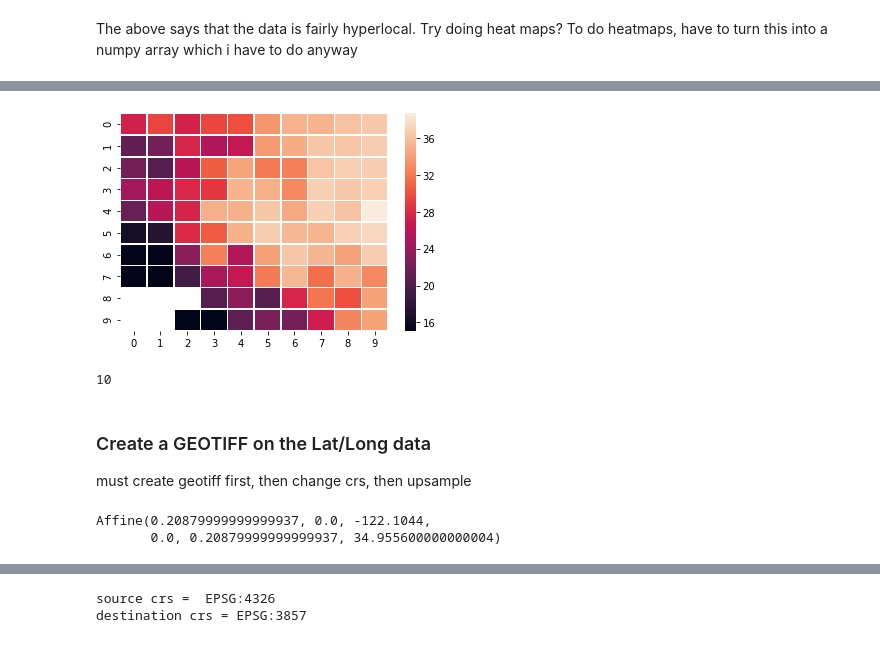
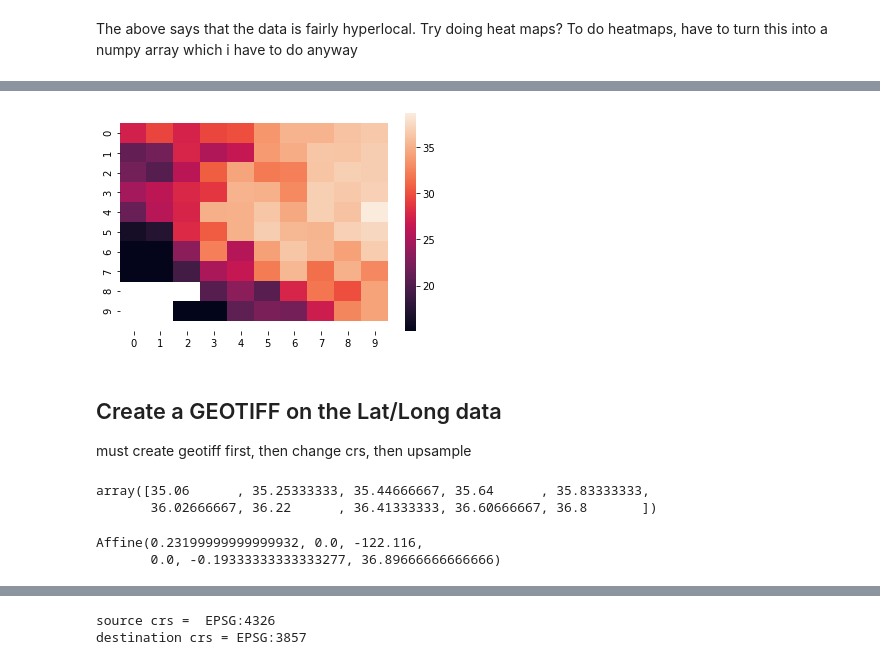
Before and after one commit to lchutny/wildfireplus, a Jupyter notebook: EDA/EDA Weather.ipynb, the cells around one changed output, grey strips where cells are left out. Saved outputs shown, nothing was run; the diff lists cells and outputs as text; code cells hidden in the pictures.

Commit message:
finally. temp raster reprojected and upsampled correctly. now to export and repeat for all variables for all days of interest

```diff
--- a/EDA/EDA Weather.ipynb
+++ b/EDA/EDA Weather.ipynb
@@ -374,33 +392,38 @@ HighTempArray = x
 # %%
-ax = sns.heatmap(HighTempArray, linewidth=0.5)
+ax = sns.heatmap(HighTempArray)  # Plotting HighTempArray but replaced -9999 with nan for plot
 
 # Fix the cutoff heatmap issue
 b, t = plt.ylim() # discover the values for bottom and top
 b += 0.5 # Add 0.5 to the bottom
 t -= 0.5 # Subtract 0.5 from the top
 plt.ylim(b, t) # update the ylim(bottom, top) values
 
 plt.show()
 # %% [output]
-[figure, old version]
+[figure, new version]
-# %%
-HighTempArray.shape[0]
-# %% [output]
-10
 # %% [markdown]
-### Create a GEOTIFF on the Lat/Long data
+## Create a GEOTIFF on the Lat/Long data
 
 must create geotiff first, then change crs, then upsample
+# %%
+lats
+# %% [output]
+array([35.06      , 35.25333333, 35.44666667, 35.64      , 35.83333333,
+       36.02666667, 36.22      , 36.41333333, 36.60666667, 36.8       ])
 # %%
 # from https://rasterio.readthedocs.io/en/latest/quickstart.html#creating-data
+# See my imported sketches with the correct transforms
 
-# Resolution
-res = (longs[-1] - longs[0]) / 10
-transform = Affine.translation(longs[0] - res / 2, lats[0] - res / 2) * Affine.scale(res, res)
-transform
+#  Resolution
+xres = (longs[-1] - longs[0]) / 9
+yres = (lats[0] - lats[-1]) /9
+
+# affine transform - assumes each lat/long point is in the center of the pixel it represents
+src_transform = Affine.translation(longs[0] - xres / 2, lats[-1] - yres / 2) * Affine.scale(xres, yres)
+src_transform
 # %% [output]
-Affine(0.20879999999999937, 0.0, -122.1044,
-       0.0, 0.20879999999999937, 34.955600000000004)
+Affine(0.23199999999999932, 0.0, -122.116,
+       0.0, -0.19333333333333277, 36.89666666666666)
 # %%
 new_meta = {'driver':'GTiff','height':HighTempArray.shape[0], \
            'width':HighTempArray.shape[1],'count':1, \
```
Also changed, not shown: parts of 38 cells of this notebook, 1 other file.
